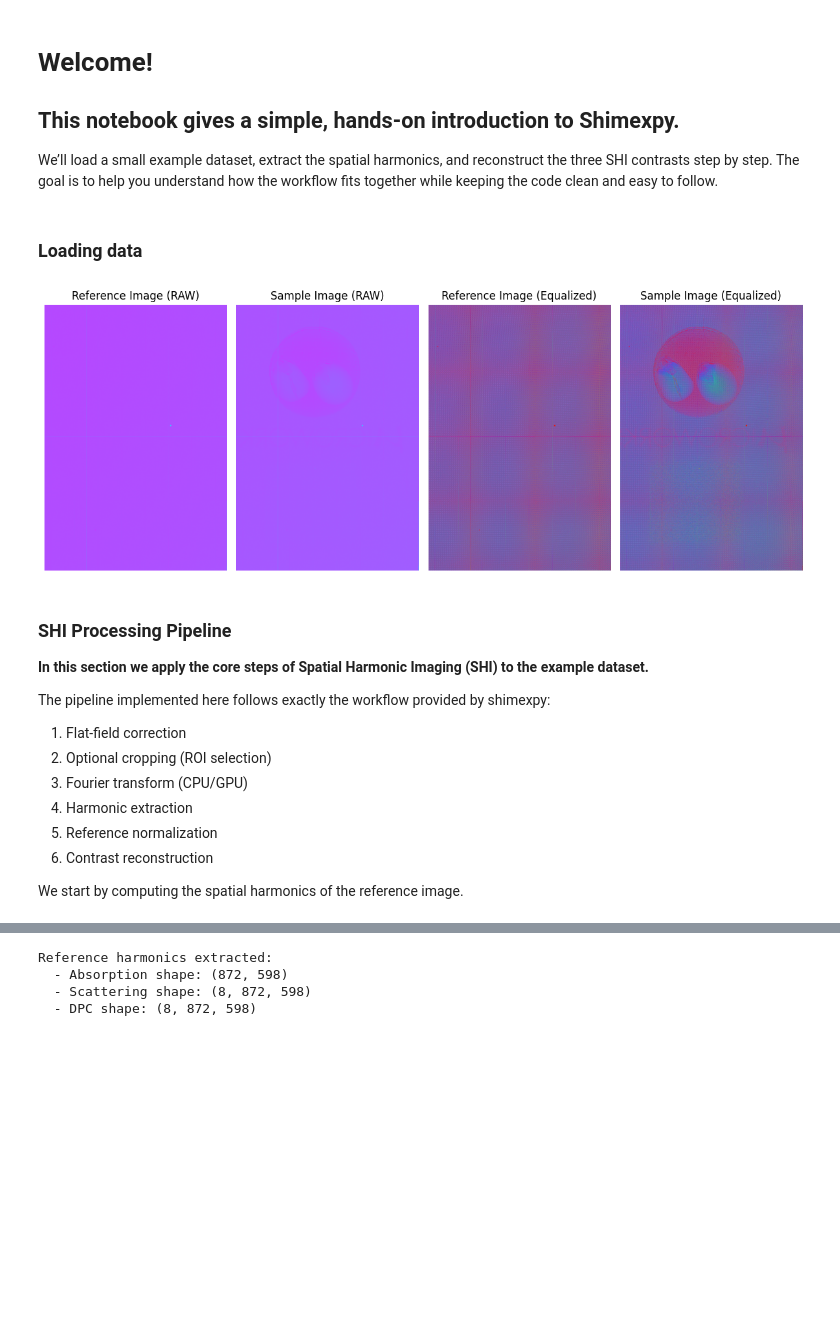
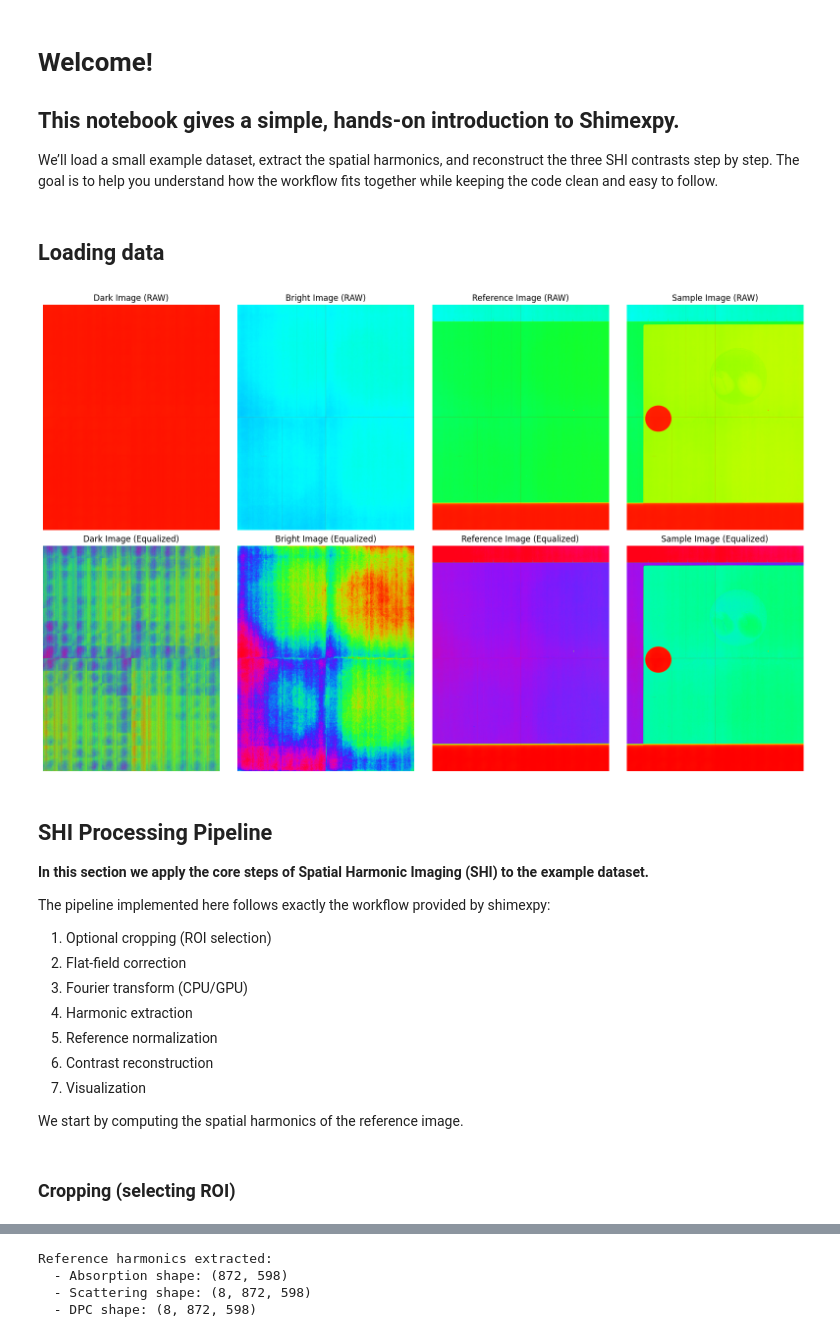
Before and after one commit to JLBeltran-IMAG/shimexpy, a Jupyter notebook: examples/workflow_example.ipynb, the cells around one changed output, grey strips where cells are left out. Cells and saved outputs as stored; diff of their text form; code cells hidden in the pictures; blank space fills up the shorter version.

Commit message:
Updates: Crop, FFC, and examples

```diff
--- a/examples/workflow_example.ipynb
+++ b/examples/workflow_example.ipynb
@@ -48,45 +49,65 @@ def percentile_eq(image, p_low=2, p_high=98):
 
     return img_stretched
 # %% [markdown]
-### Loading data
+## Loading data
 # %%
 # Load test images
-reference_img = load_image("../tests/test_reference.tif")
-sample_img = load_image("../tests/test_sample.tif")
+reference_img = load_image("../tests/example_data/flat.tif")
+sample_img = load_image("../tests/example_data/test_microworks.tif")
+bright_img = load_image("../tests/example_data/bright.tif")
+dark_img = load_image("../tests/example_data/dark.tif")
 
-fig1, axes = plt.subplots(1, 4, figsize=(12,5))
+fig1, axes = plt.subplots(2, 4, figsize=(16, 10))
 
-axes[0].imshow(reference_img, cmap="cool")
-axes[0].set_title("Reference Image (RAW)")
-axes[0].axis("off")
+axes[0, 0].imshow(dark_img, cmap="hsv")
+axes[0, 0].set_title("Dark Image (RAW)")
+axes[0, 0].axis("off")
 
-axes[1].imshow(sample_img, cmap="cool")
-axes[1].set_title("Sample Image (RAW)")
-axes[1].axis("off")
+axes[0, 1].imshow(bright_img, cmap="hsv")
+axes[0, 1].set_title("Bright Image (RAW)")
+axes[0, 1].axis("off")
 
-axes[2].imshow(percentile_eq(reference_img), cmap="hsv")
-axes[2].set_title("Reference Image (Equalized)")
-axes[2].axis("off")
+axes[0, 2].imshow(reference_img, cmap="hsv")
+axes[0, 2].set_title("Reference Image (RAW)")
+axes[0, 2].axis("off")
 
-axes[3].imshow(percentile_eq(sample_img), cmap="hsv")
-axes[3].set_title("Sample Image (Equalized)")
-axes[3].axis("off")
+axes[0, 3].imshow(sample_img, cmap="hsv")
+axes[0, 3].set_title("Sample Image (RAW)")
+axes[0, 3].axis("off")
+
+axes[1, 0].imshow(percentile_eq(dark_img), cmap="hsv")
+axes[1, 0].set_title("Dark Image (Equalized)")
+axes[1, 0].axis("off")
+
+axes[1, 1].imshow(percentile_eq(bright_img), cmap="hsv")
+axes[1, 1].set_title("Bright Image (Equalized)")
+axes[1, 1].axis("off")
+
+axes[1, 2].imshow(percentile_eq(reference_img), cmap="hsv")
+axes[1, 2].set_title("Reference Image (Equalized)")
+axes[1, 2].axis("off")
+
+axes[1, 3].imshow(percentile_eq(sample_img), cmap="hsv")
+axes[1, 3].set_title("Sample Image (Equalized)")
+axes[1, 3].axis("off")
 
 fig1.tight_layout()
-plt.show()
 # %% [output]
-[figure, old version]
+[figure, new version]
 # %% [markdown]
-### SHI Processing Pipeline
+## SHI Processing Pipeline
 
 **In this section we apply the core steps of Spatial Harmonic Imaging (SHI) to the example dataset.**
 
 The pipeline implemented here follows exactly the workflow provided by shimexpy:
-1. Flat-field correction
-2. Optional cropping (ROI selection)
+1. Optional cropping (ROI selection)
+2. Flat-field correction
 3. Fourier transform (CPU/GPU)
 4. Harmonic extraction
 5. Reference normalization
 6. Contrast reconstruction
+7. Visualization
 
 We start by computing the spatial harmonics of the reference image.
+# %% [markdown]
+### Cropping (selecting ROI)
```
Also changed, not shown: parts of 13 cells of this notebook, 7 other files.
